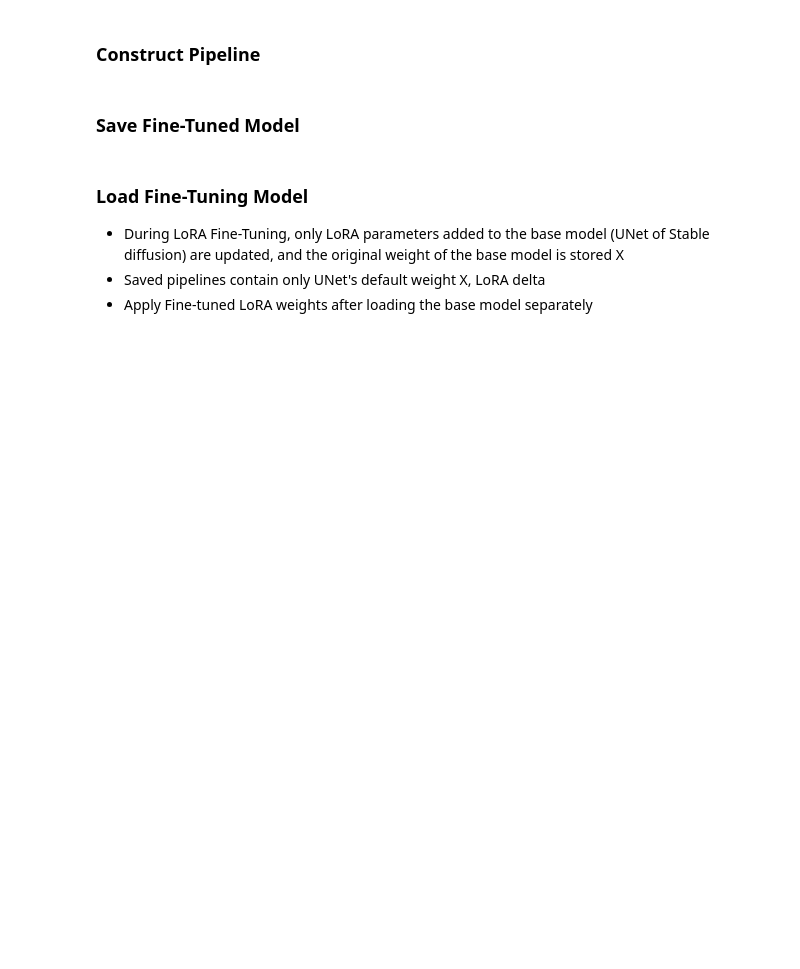
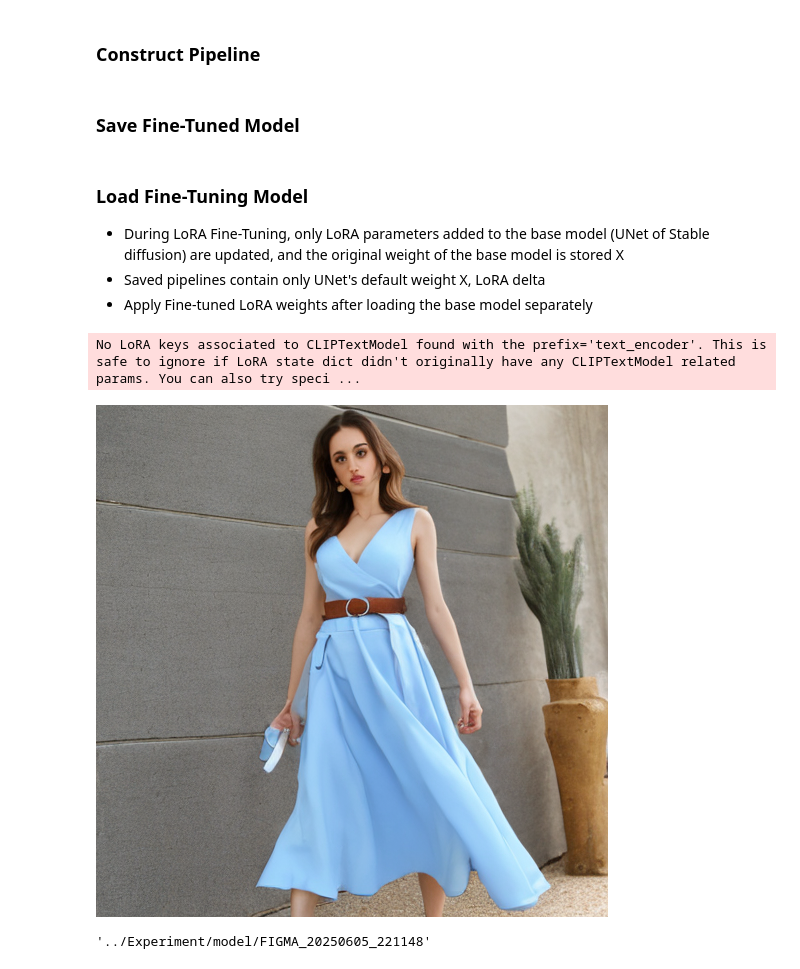
Before and after one commit to Gayeon6423/FIGMA, a Jupyter notebook: Code/Train.ipynb, the cells around one changed output. Cells and saved outputs as stored; diff of their text form; code cells hidden in the pictures; blank space fills up the shorter version.

```diff
--- a/Code/Train.ipynb
+++ b/Code/Train.ipynb
@@ -319,12 +363,22 @@ StableDiffusionPipeline.save_lora_weights(
 - During LoRA Fine-Tuning, only LoRA parameters added to the base model (UNet of Stable diffusion) are updated, and the original weight of the base model is stored X
 - Saved pipelines contain only UNet's default weight X, LoRA delta
 - Apply Fine-tuned LoRA weights after loading the base model separately
+# %%
+# Load Saved Model
+pipe = StableDiffusionPipeline.from_pretrained(PRE_TRAINED_MODEL_NAME, torch_dtype=torch.float16).to(device)
+pipe.load_lora_weights(SAVE_WEIGHTS_PATH, safe_serialization=True)
+# %% [output]
+No LoRA keys associated to CLIPTextModel found with the prefix='text_encoder'. This is safe to ignore if LoRA state dict didn't originally have any CLIPTextModel related params. You can also try speci ...
 # %%
-# Load Saved Model
-pipe = StableDiffusionPipeline.from_pretrained(PRE_TRAINED_MODEL_NAME, torch_dtype=torch.float16)
-pipe.to("cuda")
-pipe.load_lora_weights(SAVE_WEIGHTS_PATH, safe_serialization=True)
-
+# expand new model : FIGMA_weights_20250604_234758
 # Create an image based on prompt
 prompt = "a sky blue dress with a brown belt and a white shoes"
 generated_image = pipe(prompt).images[0]
+generated_image
+# %% [output]
+[figure, added]
+# %%
+# train_image_kfashion, train_label_clip_expand
+SAVE_MODEL_PATH
+# %% [output]
+'../Experiment/model/FIGMA_20250605_221148'
```
Also changed, not shown: parts of 7 cells of this notebook, 1 other file.
